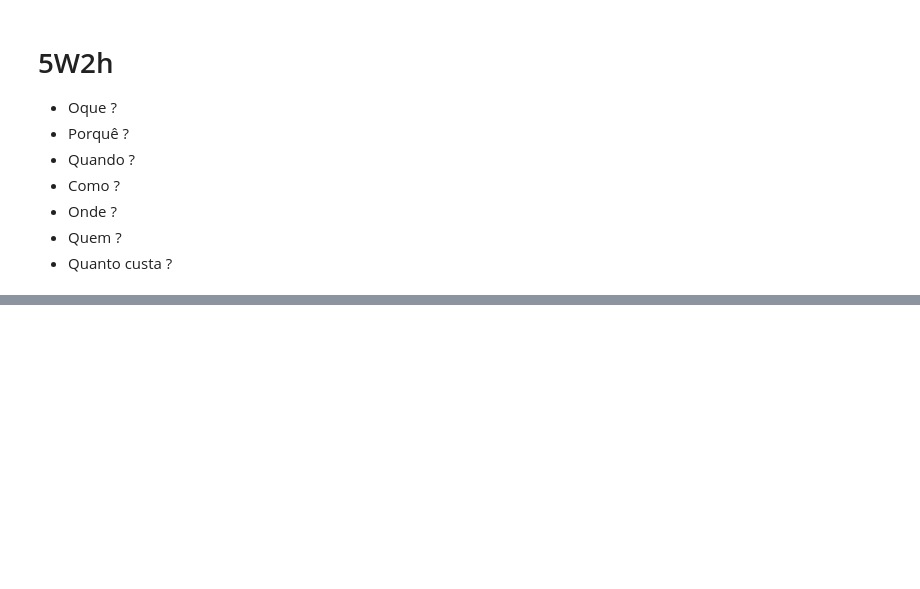
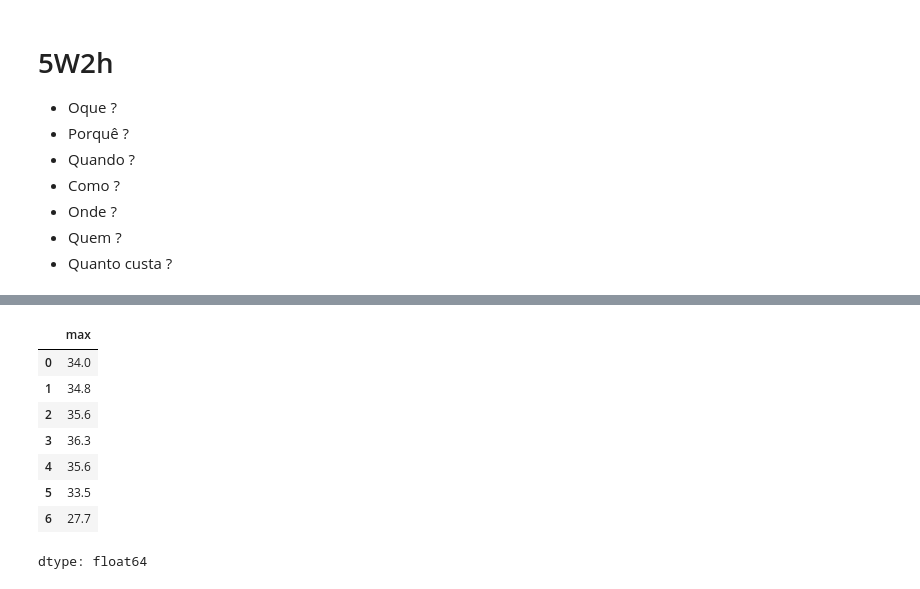
Before and after one commit to lucassilva-aiengineer/Pratica-Data-Sciense, a Jupyter notebook: pratica_2/praticando_data_sciense_2.ipynb, the cells around one changed output, grey strips where cells are left out. Cells and saved outputs as stored; diff of their text form; code cells hidden in the pictures; blank space fills up the shorter version.

```diff
--- a/pratica_2/praticando_data_sciense_2.ipynb
+++ b/pratica_2/praticando_data_sciense_2.ipynb
@@ -78,0 +121,7 @@ dtype: object
+# %%
+df['dia_semana'] = df['datetime'].dt.day_name()
+# %%
+relatorio_clima = df.groupby('datetime_data').agg({
+    "temperatura": ["min", "max", "mean"],
+    "humidade_relativa": ["min", "max", "mean"]
+}).reset_index()
@@ -78,0 +132,12 @@ dtype: object
+# %%
+relatorio_clima['temperatura']['max'] # Dicionário de dicionários, acessamo um dicionário e um dicionário no interior de outros
+# %% [output]
+|  | max |
+| 0 | 34.0 |
+| 1 | 34.8 |
+| 2 | 35.6 |
+| 3 | 36.3 |
+| 4 | 35.6 |
+| 5 | 33.5 |
+| 6 | 27.7 |
+dtype: float64
```
Also changed, not shown: parts of 19 cells of this notebook.
